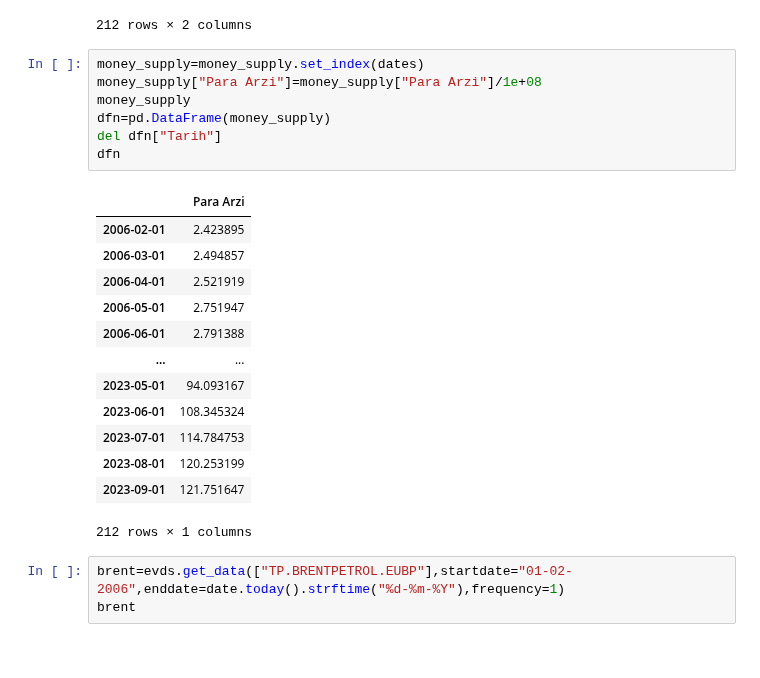
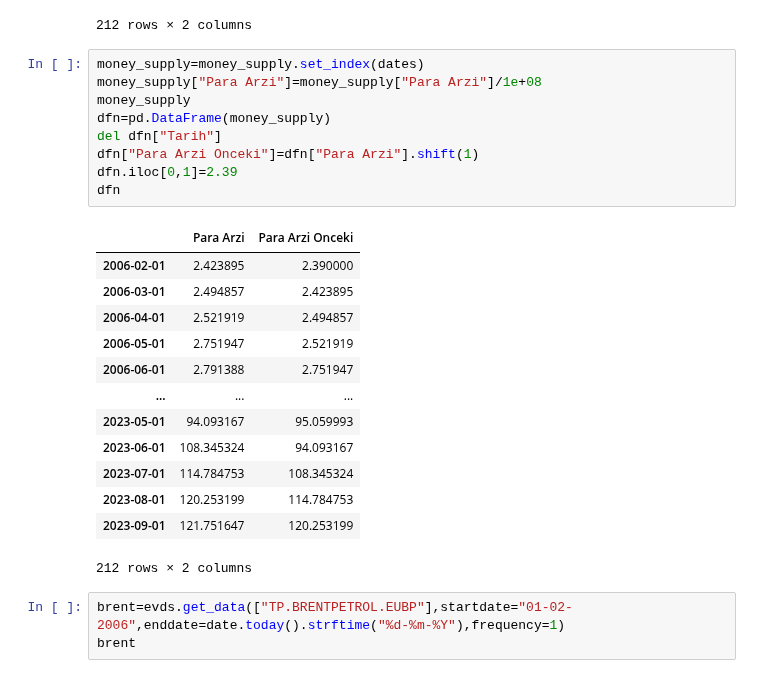
Before and after one commit to kaboya19/InflationForecast, a Jupyter notebook: InflationForecast.ipynb, the cells around one changed output. Saved outputs shown, nothing was run; the diff lists cells and outputs as text.

```diff
--- a/InflationForecast.ipynb
+++ b/InflationForecast.ipynb
@@ -269,24 +188,26 @@ money_supply
 # %%
 money_supply=money_supply.set_index(dates)
 money_supply["Para Arzi"]=money_supply["Para Arzi"]/1e+08
 money_supply
 dfn=pd.DataFrame(money_supply)
 del dfn["Tarih"]
+dfn["Para Arzi Onceki"]=dfn["Para Arzi"].shift(1)
+dfn.iloc[0,1]=2.39
 dfn
 # %% [output]
-|  | Para Arzi |
-| 2006-02-01 | 2.423895 |
-| 2006-03-01 | 2.494857 |
-| 2006-04-01 | 2.521919 |
-| 2006-05-01 | 2.751947 |
-| 2006-06-01 | 2.791388 |
-| ... | ... |
-| 2023-05-01 | 94.093167 |
-| 2023-06-01 | 108.345324 |
-| 2023-07-01 | 114.784753 |
-| 2023-08-01 | 120.253199 |
-| 2023-09-01 | 121.751647 |
+|  | Para Arzi | Para Arzi Onceki |
+| 2006-02-01 | 2.423895 | 2.390000 |
+| 2006-03-01 | 2.494857 | 2.423895 |
+| 2006-04-01 | 2.521919 | 2.494857 |
+| 2006-05-01 | 2.751947 | 2.521919 |
+| 2006-06-01 | 2.791388 | 2.751947 |
+| ... | ... | ... |
+| 2023-05-01 | 94.093167 | 95.059993 |
+| 2023-06-01 | 108.345324 | 94.093167 |
+| 2023-07-01 | 114.784753 | 108.345324 |
+| 2023-08-01 | 120.253199 | 114.784753 |
+| 2023-09-01 | 121.751647 | 120.253199 |
-212 rows × 1 columns
+212 rows × 2 columns
 # %%
 brent=evds.get_data(["TP.BRENTPETROL.EUBP"],startdate="01-02-2006",enddate=date.today().strftime("%d-%m-%Y"),frequency=1)
 brent
```
Also changed, not shown: parts of 49 cells of this notebook.
